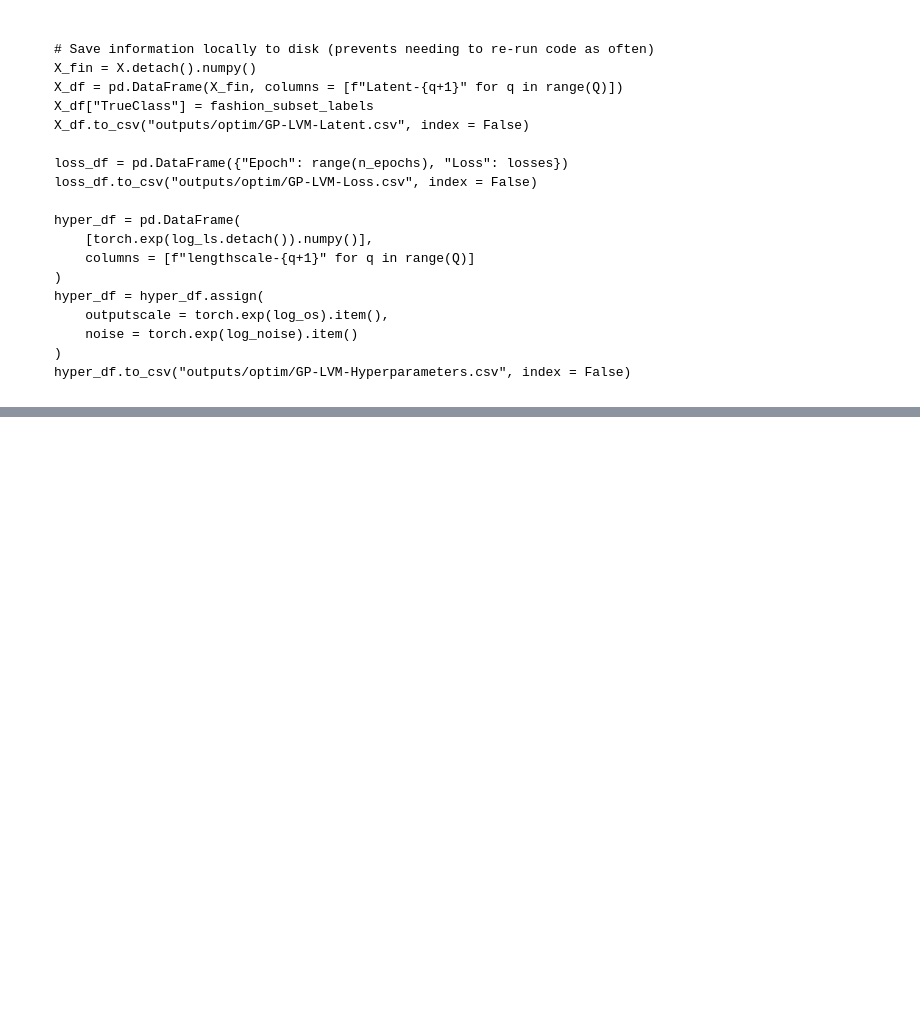
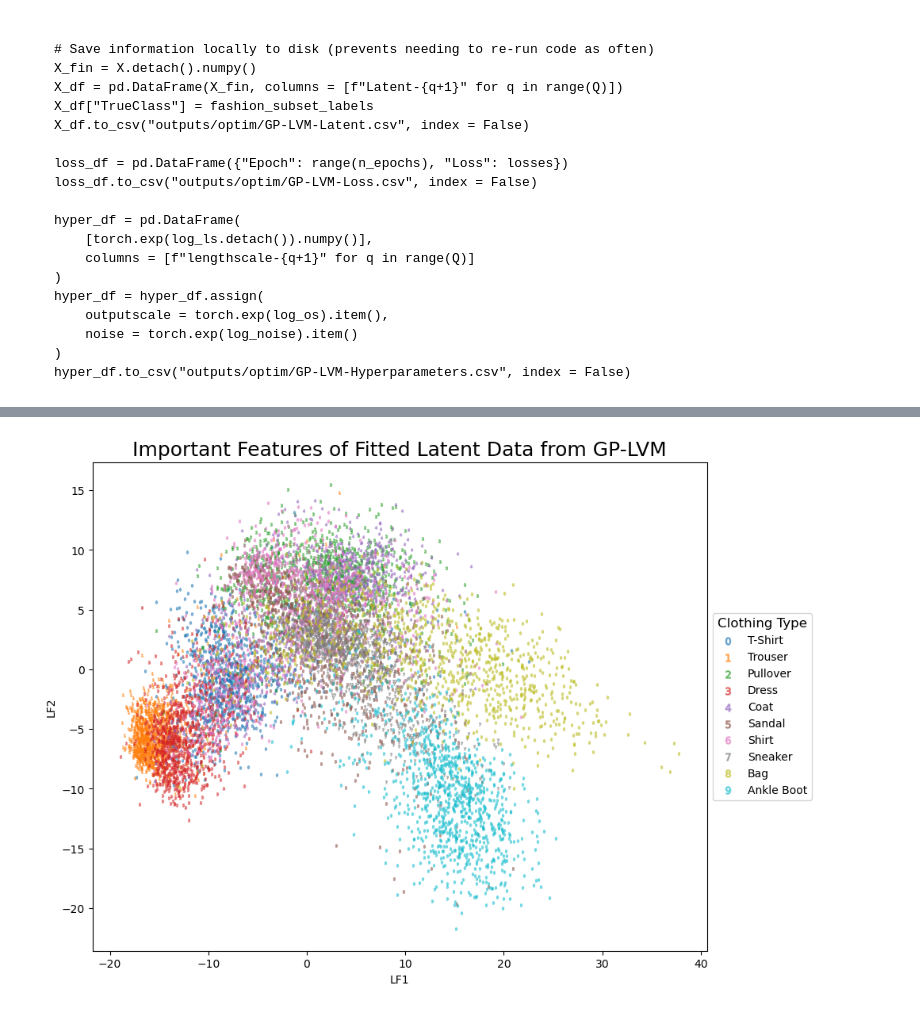
Before and after one commit to hotz1/STA2201-Final-Project, a Jupyter notebook: Code/GP-LVM.ipynb, the cells around one changed output, grey strips where cells are left out. Drawn from its saved outputs; the diff is of its cells as text; code cells hidden in the pictures; blank space fills up the shorter version.

```diff
--- a/Code/GP-LVM.ipynb
+++ b/Code/GP-LVM.ipynb
@@ -342,13 +494,13 @@ As mentioned in the previous cell, the code to fit the GP-LVM for the even a sub
 # %%
 # Read in X and convert to tensors
 X = pd.read_csv("outputs/optim/GP-LVM-Latent.csv")
-X_fitted, X_class = X.iloc[:, :-1], X.iloc[:, -1]
-X_fitted = torch.tensor(X_fitted.values, dtype = torch.float64)
+X_GPLVM, X_class = X.iloc[:, :-1], X.iloc[:, -1]
+X_GPLVM = torch.tensor(X_GPLVM.values, dtype = torch.float64)
 X_class = torch.tensor(X_class.values)
 
 # Read in hyperparameters, convert to tensors
 hyperpars = pd.read_csv("outputs/optim/GP-LVM-Hyperparameters.csv")
-ls_fitted = torch.tensor(hyperpars.iloc[:, 1:11].values, dtype = torch.float64)
+ls_fitted = torch.tensor(hyperpars.iloc[:, 1:11].values.flatten(), dtype = torch.float64)
 os_fitted = torch.tensor(hyperpars.loc[:, "outputscale"].values, dtype = torch.float64)
 noise_fitted = torch.tensor(hyperpars.loc[:, "noise"].values, dtype = torch.float64)
 # %% [markdown]
@@ -358,2 +512,37 @@ Using the fitted matrix $\mathbf{X}_{\textrm{fitted}}$ which was the result of f
+# %%
+# Rank the latent variable dimensions by importance
+inv_ls = ls_fitted ** (-2)
+latent_var = X_GPLVM.var(axis = 0)
+latent_imp = latent_var * inv_ls
+imp_sort = np.argsort(latent_imp).flip(0)
 # %%
-ls_order = np.argsort(ls_fitted)
+# Create PCA plot for 2 dimensions
+%matplotlib inline
+plt.figure(figsize = (10, 8))
+
+for c in range(10):
+    class_index = (fashion_subset_labels == c)
+    plt.scatter(
+        X_GPLVM[class_index, imp_sort[0]],
+        X_GPLVM[class_index, imp_sort[1]],
+        marker = f"${c}$",
+        color = colors[c],
+        label = fashion_label_map[c],
+        alpha = 0.5,
+        s = 5
+    )
+
+plt.title("Important Features of Fitted Latent Data from GP-LVM", size = 18)
+plt.xlabel("LF1")
+plt.ylabel("LF2")
+plt.legend(
+    title = "Clothing Type",
+    title_fontsize = "large",
+    bbox_to_anchor = (1.0, 0.5),
+    loc = "center left",
+    markerscale = 3
+)
+plt.savefig("outputs/fashion-gp-lvm-2d.pdf", dpi = 150, bbox_inches = "tight")
+plt.show()
+# %% [output]
+[figure, added]
```
Also changed, not shown: parts of 29 cells of this notebook, 2 other files.
